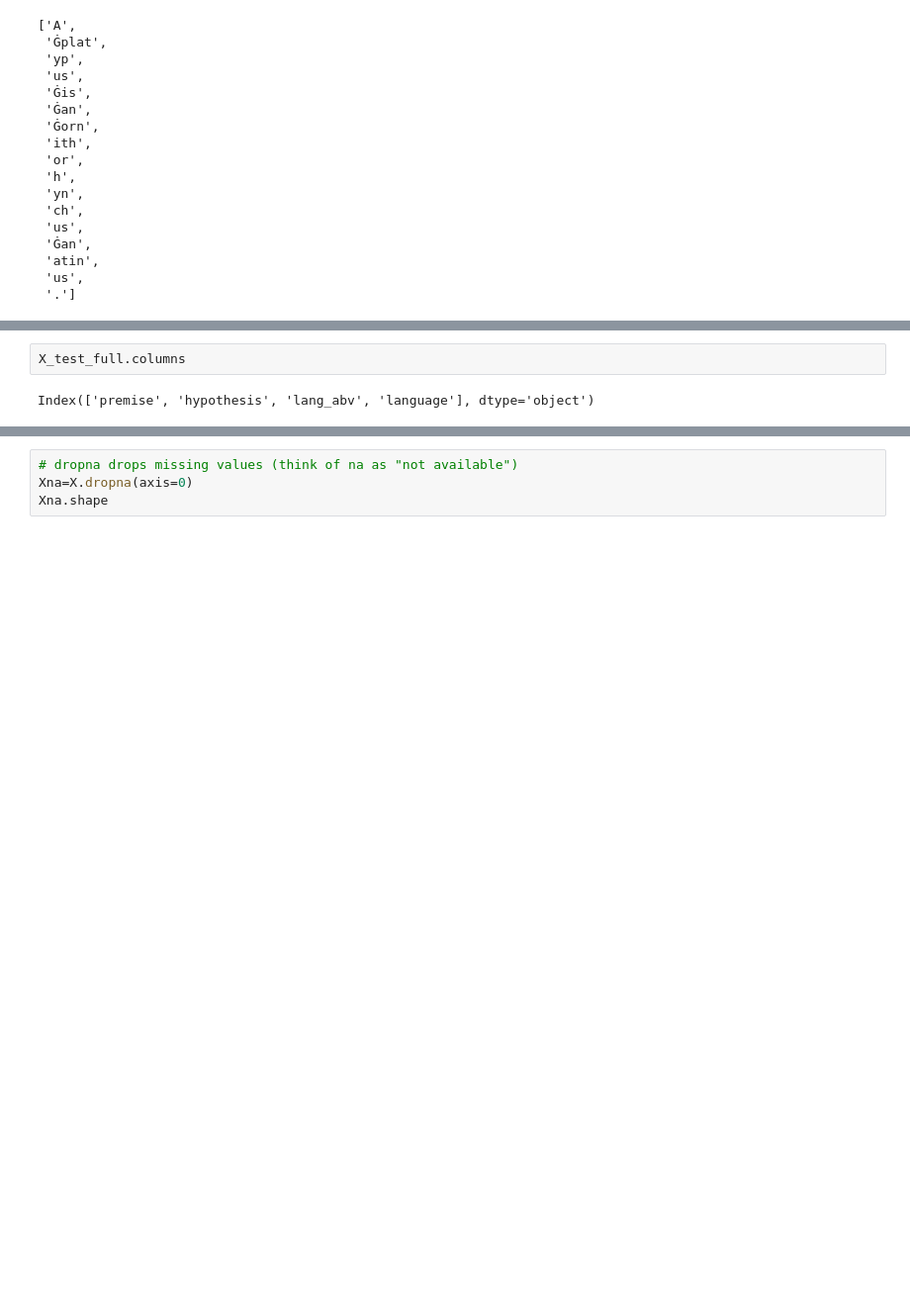
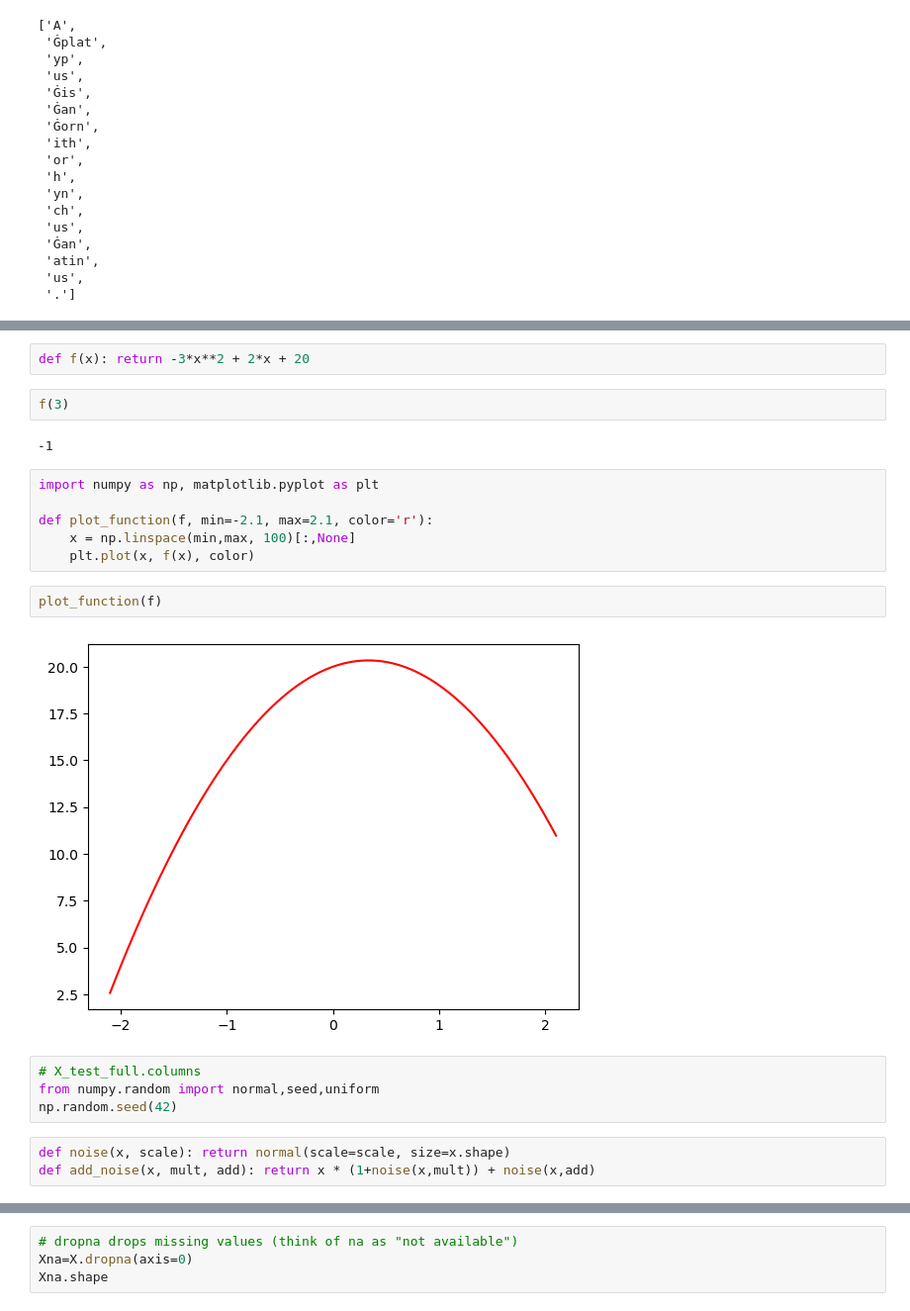
Before and after one commit to imran2part/TrainingNLP, a Jupyter notebook: NLPgym.ipynb, the cells around one changed output, grey strips where cells are left out. Shown: that part at 99% size. Saved outputs shown, nothing was run; the diff lists cells and outputs as text; blank space fills up the shorter version.

Commit message:
Test&Validation

```diff
--- a/NLPgym.ipynb
+++ b/NLPgym.ipynb
@@ -146,4 +188,23 @@ tokz.tokenize("A platypus is an ornithorhynchus anatinus.")
+# %%
+def f(x): return -3*x**2 + 2*x + 20
+# %%
+f(3)
+# %% [output]
+-1
+# %%
+import numpy as np, matplotlib.pyplot as plt
+
+def plot_function(f, min=-2.1, max=2.1, color='r'):
+    x = np.linspace(min,max, 100)[:,None]
+    plt.plot(x, f(x), color)
+# %%
+plot_function(f)
+# %% [output]
+[figure, added]
 # %%
-X_test_full.columns
+# X_test_full.columns
+from numpy.random import normal,seed,uniform
+np.random.seed(42)
-# %% [output]
-Index(['premise', 'hypothesis', 'lang_abv', 'language'], dtype='object')
+# %%
+def noise(x, scale): return normal(scale=scale, size=x.shape)
+def add_noise(x, mult, add): return x * (1+noise(x,mult)) + noise(x,add)
```
Also changed, not shown: parts of 13 cells of this notebook.
